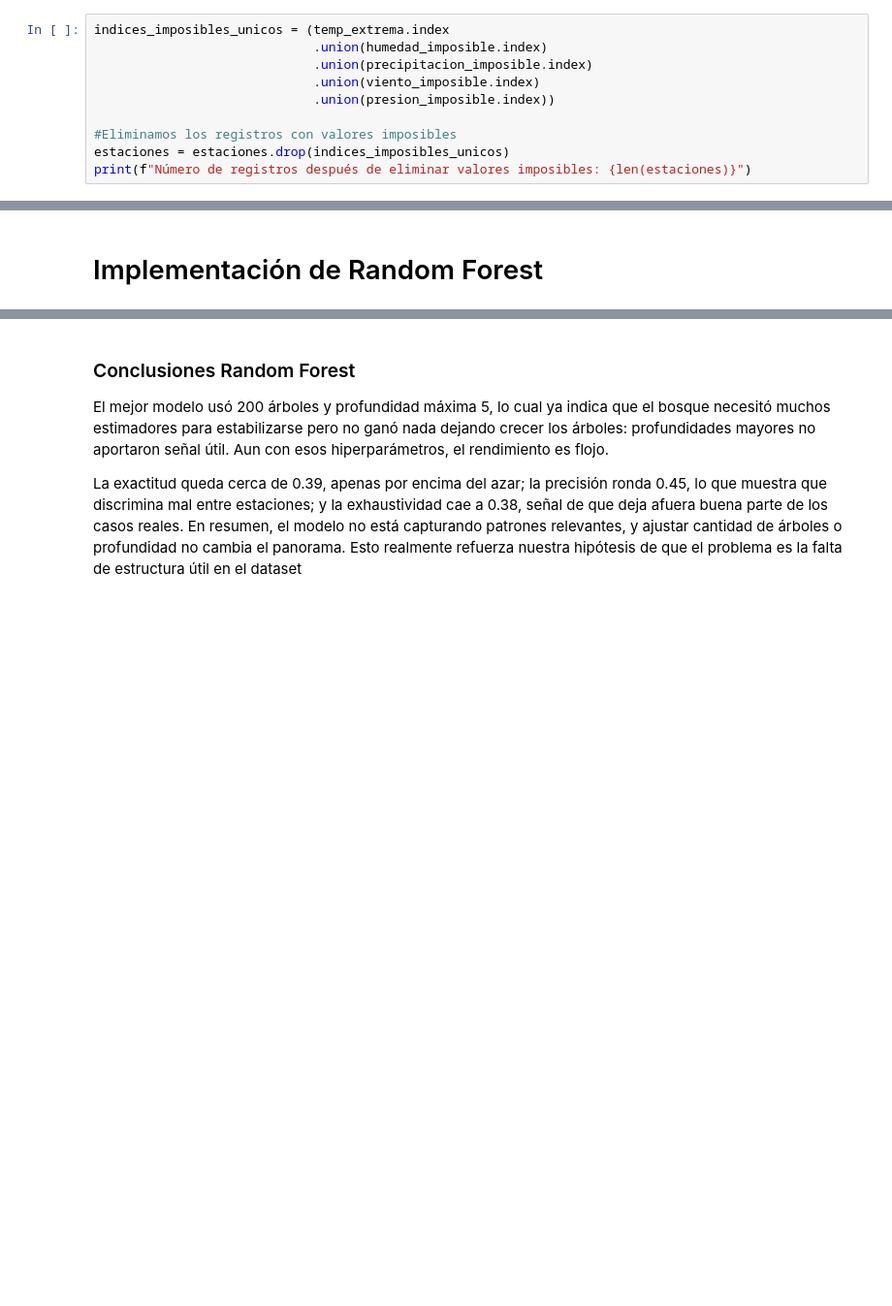
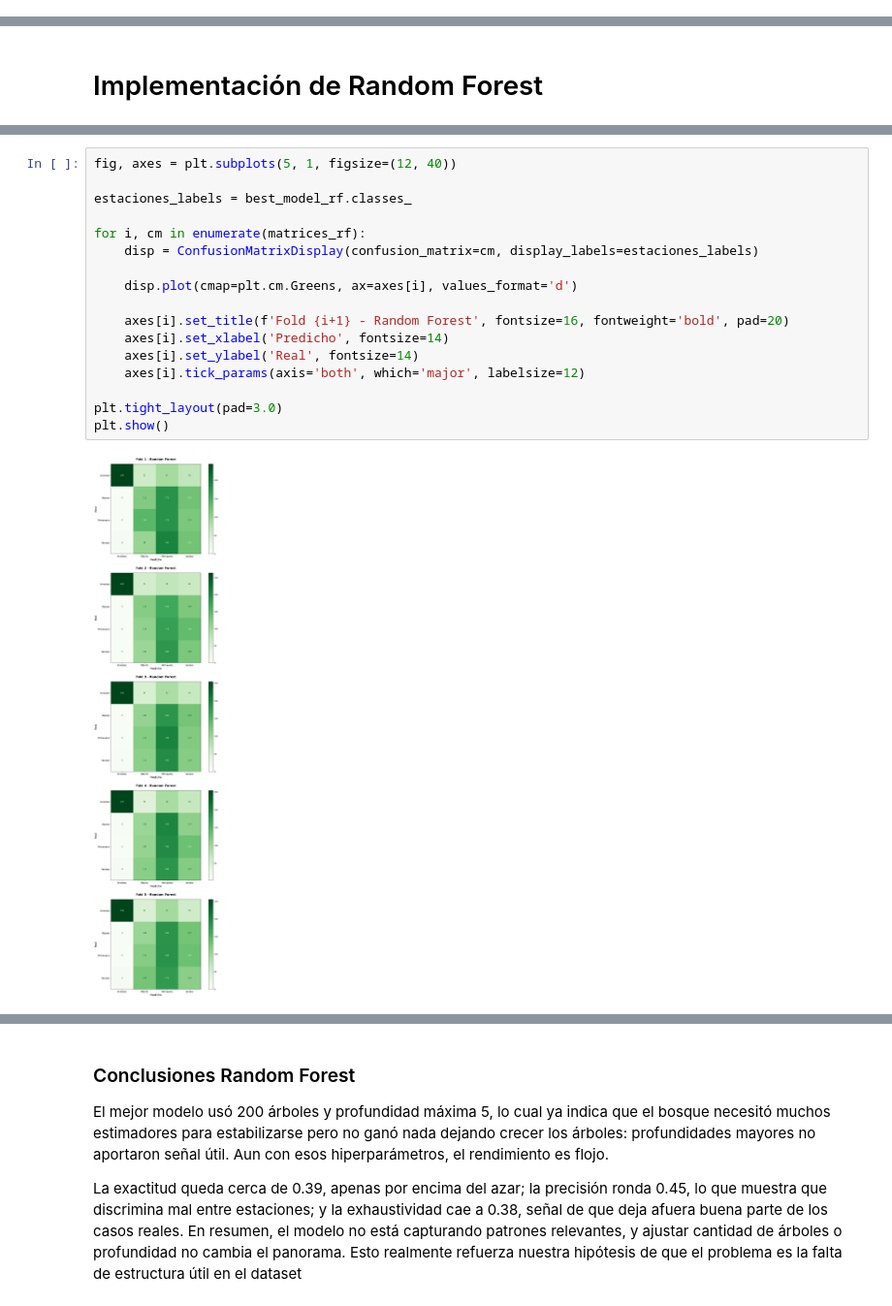
Before and after one commit to Fabrote/season-classifier, a Jupyter notebook: MD-TP3_TAPIA-PALACIO.ipynb, the cells around one changed output, grey strips where cells are left out. Shown at 97% size. Cells and saved outputs as stored; diff of their text form; blank space fills up the shorter version.

```diff
--- a/MD-TP3_TAPIA-PALACIO.ipynb
+++ b/MD-TP3_TAPIA-PALACIO.ipynb
@@ -211,12 +131,2 @@ Número total de registros con valores imposibles: 2149
 # %% [markdown]
 Fuente de donde verificamos los valores correctos de presión atmosferica: https://www.netatmo.com/es-es/weather-guide/what-is-the-atmospheric-pressure
-# %%
-indices_imposibles_unicos = (temp_extrema.index
-                             .union(humedad_imposible.index)
-                             .union(precipitacion_imposible.index)
-                             .union(viento_imposible.index)
-                             .union(presion_imposible.index))
-
-#Eliminamos los registros con valores imposibles
-estaciones = estaciones.drop(indices_imposibles_unicos)
-print(f"Número de registros después de eliminar valores imposibles: {len(estaciones)}")
@@ -685,3 +685,22 @@ for train_idx, test_idx in splits:
+# %%
+fig, axes = plt.subplots(5, 1, figsize=(12, 40))
+
+estaciones_labels = best_model_rf.classes_
+
+for i, cm in enumerate(matrices_rf):
+    disp = ConfusionMatrixDisplay(confusion_matrix=cm, display_labels=estaciones_labels)
+
+    disp.plot(cmap=plt.cm.Greens, ax=axes[i], values_format='d')
+
+    axes[i].set_title(f'Fold {i+1} - Random Forest', fontsize=16, fontweight='bold', pad=20)
+    axes[i].set_xlabel('Predicho', fontsize=14)
+    axes[i].set_ylabel('Real', fontsize=14)
+    axes[i].tick_params(axis='both', which='major', labelsize=12)
+
+plt.tight_layout(pad=3.0)
+plt.show()
+# %% [output]
+[figure, added]
 # %%
 print("Exactitud promedio:", sum(accs)/5)
 print("Precisión promedio:", sum(precs)/5)
```
Also changed, not shown: parts of 31 cells of this notebook.
